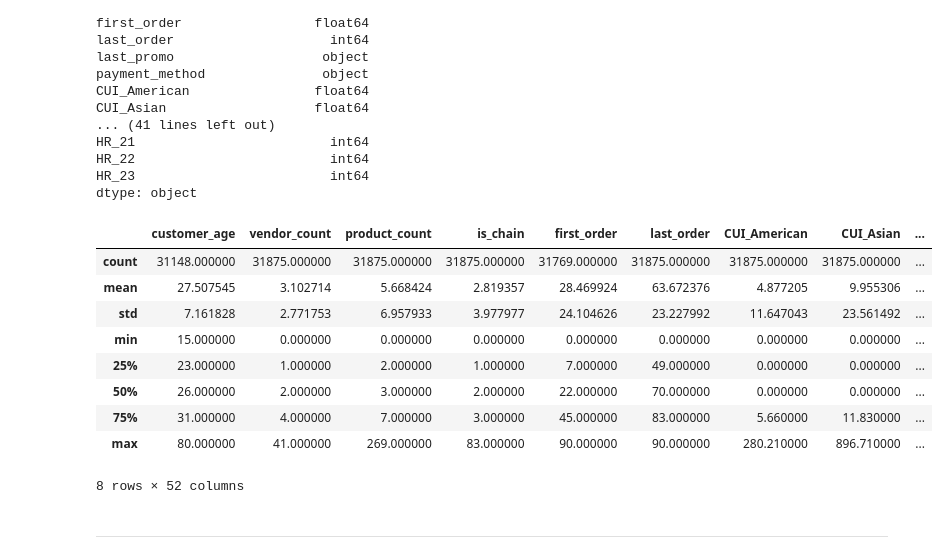
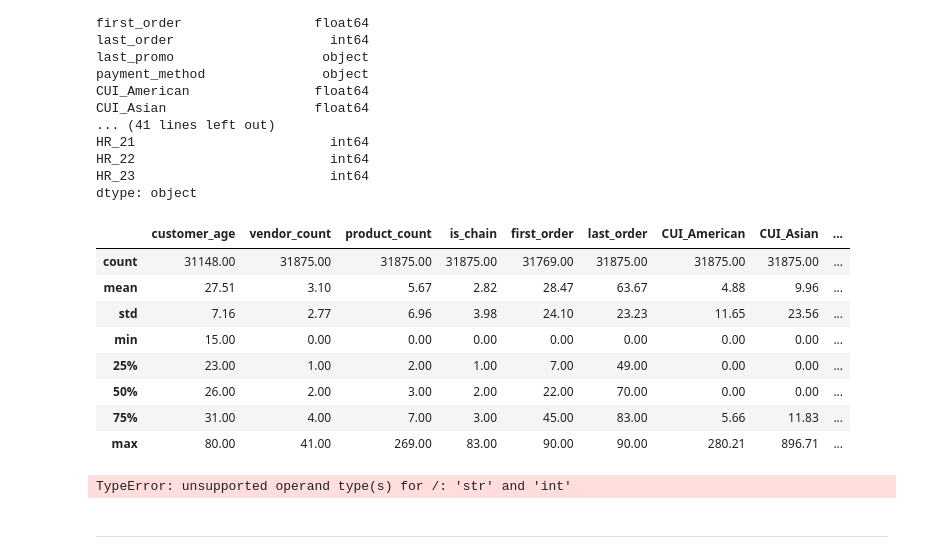
Before and after one commit to Silvestre17/DM_FoodDeliveryClustering_MasterProject, a Jupyter notebook: DM2425_Part1_99.ipynb, the cells around one changed output. Drawn from its saved outputs; the diff is of its cells as text; code cells hidden in the pictures.

```diff
--- a/DM2425_Part1_99.ipynb
+++ b/DM2425_Part1_99.ipynb
@@ -17,7 +17,7 @@
 # For data
 import pandas as pd
 import numpy as np
-
+from scipy import stats
 # For plotting
 import matplotlib.pyplot as plt
 import seaborn as sns
@@ -34,6 +34,9 @@ from sklearn.metrics import accuracy_score, confusion_matrix, classification_rep
 
 # For clustering
 from sklearn.cluster import KMeans
+
+
+pd.set_option('display.max_columns', None)
 # %% [markdown]
 # <a class='anchor' id='1'></a>
 <br>
@@ -123,18 +126,32 @@ HR_23                         int64
 dtype: object
 # %%
 # Discritive statistics
-ABCDEats.describe()
+round(ABCDEats.describe(), 2)
 # %% [output]
 |  | customer_age | vendor_count | product_count | is_chain | first_order | last_order | CUI_American | CUI_Asian | ... |
-| count | 31148.000000 | 31875.000000 | 31875.000000 | 31875.000000 | 31769.000000 | 31875.000000 | 31875.000000 | 31875.000000 | ... |
-| mean | 27.507545 | 3.102714 | 5.668424 | 2.819357 | 28.469924 | 63.672376 | 4.877205 | 9.955306 | ... |
-| std | 7.161828 | 2.771753 | 6.957933 | 3.977977 | 24.104626 | 23.227992 | 11.647043 | 23.561492 | ... |
-| min | 15.000000 | 0.000000 | 0.000000 | 0.000000 | 0.000000 | 0.000000 | 0.000000 | 0.000000 | ... |
-| 25% | 23.000000 | 1.000000 | 2.000000 | 1.000000 | 7.000000 | 49.000000 | 0.000000 | 0.000000 | ... |
-| 50% | 26.000000 | 2.000000 | 3.000000 | 2.000000 | 22.000000 | 70.000000 | 0.000000 | 0.000000 | ... |
-| 75% | 31.000000 | 4.000000 | 7.000000 | 3.000000 | 45.000000 | 83.000000 | 5.660000 | 11.830000 | ... |
-| max | 80.000000 | 41.000000 | 269.000000 | 83.000000 | 90.000000 | 90.000000 | 280.210000 | 896.710000 | ... |
+| count | 31148.00 | 31875.00 | 31875.00 | 31875.00 | 31769.00 | 31875.00 | 31875.00 | 31875.00 | ... |
+| mean | 27.51 | 3.10 | 5.67 | 2.82 | 28.47 | 63.67 | 4.88 | 9.96 | ... |
+| std | 7.16 | 2.77 | 6.96 | 3.98 | 24.10 | 23.23 | 11.65 | 23.56 | ... |
+| min | 15.00 | 0.00 | 0.00 | 0.00 | 0.00 | 0.00 | 0.00 | 0.00 | ... |
+| 25% | 23.00 | 1.00 | 2.00 | 1.00 | 7.00 | 49.00 | 0.00 | 0.00 | ... |
+| 50% | 26.00 | 2.00 | 3.00 | 2.00 | 22.00 | 70.00 | 0.00 | 0.00 | ... |
+| 75% | 31.00 | 4.00 | 7.00 | 3.00 | 45.00 | 83.00 | 5.66 | 11.83 | ... |
+| max | 80.00 | 41.00 | 269.00 | 83.00 | 90.00 | 90.00 | 280.21 | 896.71 | ... |
-8 rows × 52 columns
+# %%
+# Z-score calculation
+z_scores = np.abs(stats.zscore(ABCDEats))
+
+# Setting a threshold of 3
+threshold = 3
+
+# Finding the outliers
+outliers = np.where(z_scores > threshold)
+
+# Showing the outlier rows
+outlier_rows = ABCDEats.iloc[outliers[0]]
+print(outlier_rows)
+# %% [output]
+TypeError: unsupported operand type(s) for /: 'str' and 'int'
 # %% [markdown]
 ---
 # %% [markdown]
```
Also changed, not shown: parts of 2 cells of this notebook.
